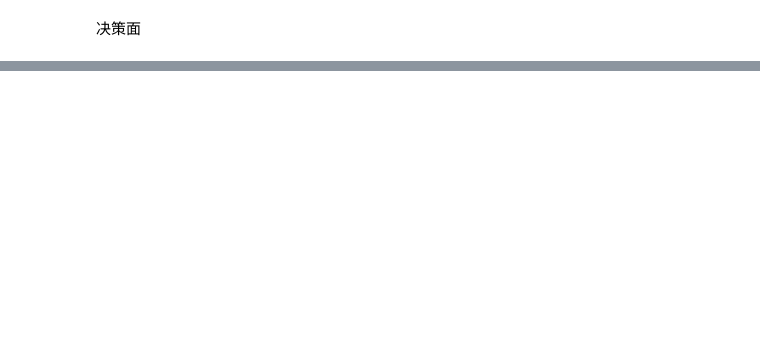
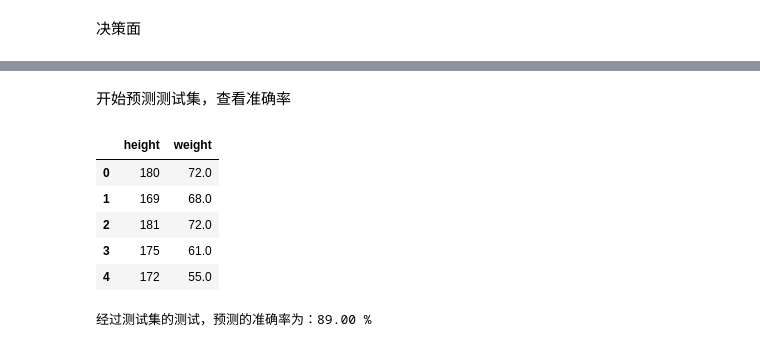
Before and after one commit to mikofan/Naive_Bayes_Classifier, a Jupyter notebook: test.ipynb, the cells around one changed output, grey strips where cells are left out. Cells and saved outputs as stored; diff of their text form; code cells hidden in the pictures; blank space fills up the shorter version.

```diff
--- a/test.ipynb
+++ b/test.ipynb
@@ -109,0 +157,14 @@ plt.contour(sample_height, sample_weight, sample, 0, linewidths=2)
+# %% [markdown]
+开始预测测试集，查看准确率
+# %%
+#取出测试集测试准确率
+body_test = dataset_test[['height','weight']]
+sex_test = dataset_test[['gender']]
+body_test.head()
+# %% [output]
+|  | height | weight |
+| 0 | 180 | 72.0 |
+| 1 | 169 | 68.0 |
+| 2 | 181 | 72.0 |
+| 3 | 175 | 61.0 |
+| 4 | 172 | 55.0 |
@@ -109,0 +180,16 @@ plt.contour(sample_height, sample_weight, sample, 0, linewidths=2)
+# %%
+# 分析比较预测的结果
+count_predic_correct = 0
+count_predic_wrong = 0
+sex_array = sex_test.values
+
+for i in range(len(sex_array)):
+    if predict_result[i][0] == sex_array[i][0]:
+        count_predic_correct += 1
+    else:
+        count_predic_wrong += 1
+
+accuracy = count_predic_correct/(count_predic_correct + count_predic_wrong)*100
+print('经过测试集的测试，预测的准确率为：%.2f'% accuracy, '%')
+# %% [output]
+经过测试集的测试，预测的准确率为：89.00 %
```
Also changed, not shown: parts of 7 cells of this notebook, 1 other file.
